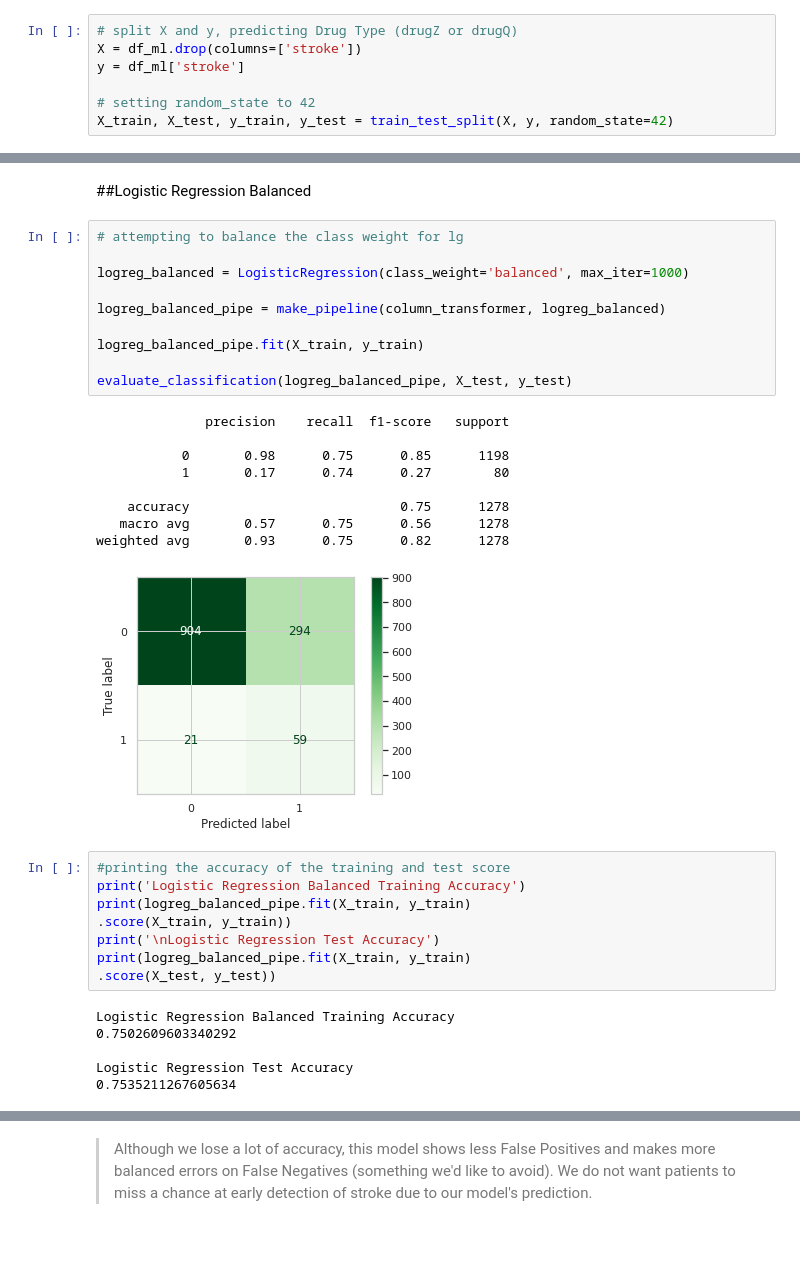
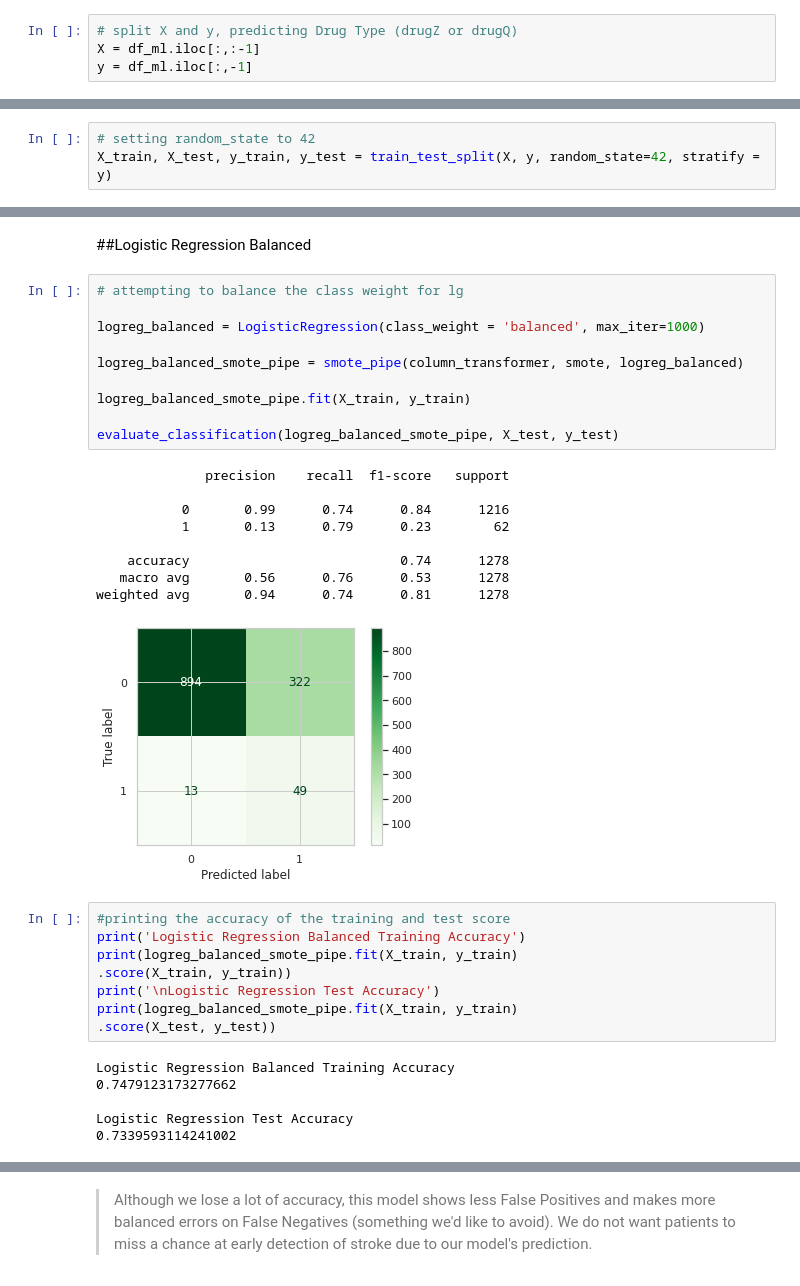
Before and after one commit to bradshawjoshua/Early-Detection-Stroke, a Jupyter notebook: Early_Detection_of_Stroke.ipynb, the cells around one changed output, grey strips where cells are left out. Drawn from its saved outputs; the diff is of its cells as text; blank space fills up the shorter version.

```diff
--- a/Early_Detection_of_Stroke.ipynb
+++ b/Early_Detection_of_Stroke.ipynb
@@ -534,8 +536,5 @@ memory usage: 439.3+ KB
 >Establishing Order: 0 - Unknown; 1 - never smoked; 2 - formerly smoked; 3 - smokes
 # %%
 # split X and y, predicting Drug Type (drugZ or drugQ)
-X = df_ml.drop(columns=['stroke'])
-y = df_ml['stroke']
-
-# setting random_state to 42
-X_train, X_test, y_train, y_test = train_test_split(X, y, random_state=42)
+X = df_ml.iloc[:,:-1]
+y = df_ml.iloc[:,-1]
@@ -542,3 +543,6 @@ X_train, X_test, y_train, y_test = train_test_split(X, y, random_state=42)
+# %%
+# setting random_state to 42
+X_train, X_test, y_train, y_test = train_test_split(X, y, random_state=42, stratify = y)
 # %% [markdown]
 ##Preprocessing
 # %%
@@ -746,34 +768,34 @@ weighted avg       0.94      0.94      0.91      1278
 # %%
 # attempting to balance the class weight for lg
 
-logreg_balanced = LogisticRegression(class_weight='balanced', max_iter=1000)
+logreg_balanced = LogisticRegression(class_weight = 'balanced', max_iter=1000)
 
-logreg_balanced_pipe = make_pipeline(column_transformer, logreg_balanced)
+logreg_balanced_smote_pipe = smote_pipe(column_transformer, smote, logreg_balanced)
 
-logreg_balanced_pipe.fit(X_train, y_train)
+logreg_balanced_smote_pipe.fit(X_train, y_train)
 
-evaluate_classification(logreg_balanced_pipe, X_test, y_test)
+evaluate_classification(logreg_balanced_smote_pipe, X_test, y_test)
 # %% [output]
               precision    recall  f1-score   support
 
-           0       0.98      0.75      0.85      1198
-           1       0.17      0.74      0.27        80
+           0       0.99      0.74      0.84      1216
+           1       0.13      0.79      0.23        62
 
-    accuracy                           0.75      1278
-   macro avg       0.57      0.75      0.56      1278
-weighted avg       0.93      0.75      0.82      1278
+    accuracy                           0.74      1278
+   macro avg       0.56      0.76      0.53      1278
+weighted avg       0.94      0.74      0.81      1278
-[figure, old version]
+[figure, new version]
 # %%
 #printing the accuracy of the training and test score
 print('Logistic Regression Balanced Training Accuracy')
-print(logreg_balanced_pipe.fit(X_train, y_train)
+print(logreg_balanced_smote_pipe.fit(X_train, y_train)
 .score(X_train, y_train))
 print('\nLogistic Regression Test Accuracy')
-print(logreg_balanced_pipe.fit(X_train, y_train)
+print(logreg_balanced_smote_pipe.fit(X_train, y_train)
 .score(X_test, y_test))
 # %% [output]
 Logistic Regression Balanced Training Accuracy
-0.7502609603340292
+0.7479123173277662
 
 Logistic Regression Test Accuracy
-0.7535211267605634
+0.7339593114241002
```
Also changed, not shown: parts of 52 cells of this notebook.
